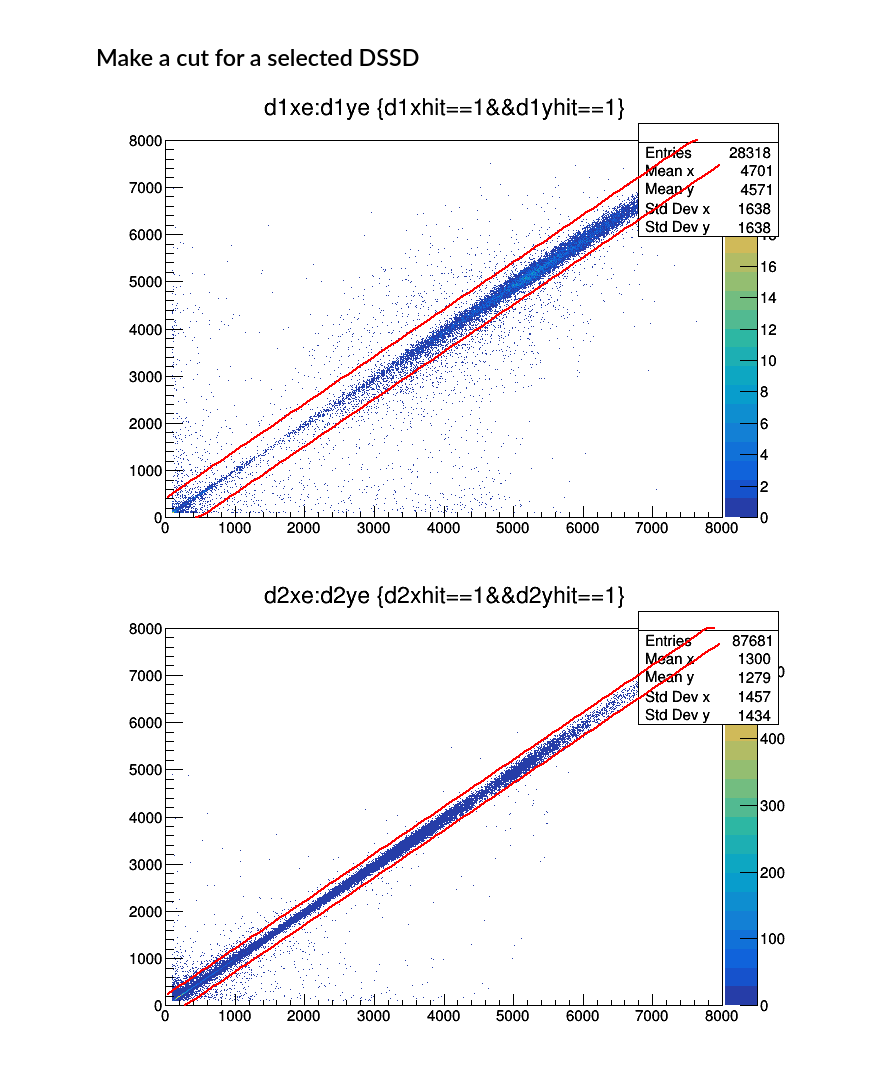
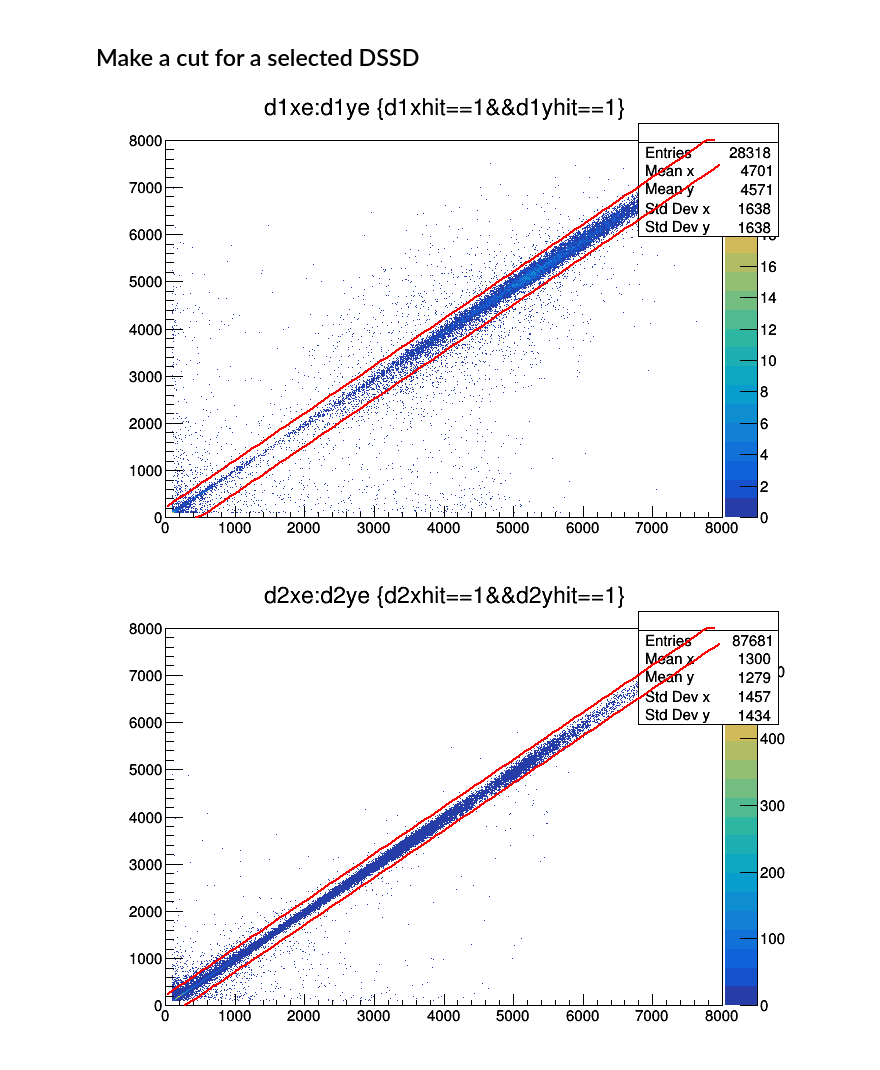
Before and after one commit to pkuNucExp/Data-Analysis-Course, a Jupyter notebook: chapt2/DSSD/front-back/fb-fitting.ipynb, the cells around one changed output. Saved outputs shown, nothing was run; the diff lists cells and outputs as text; code cells hidden in the pictures.

```diff
--- a/chapt2/DSSD/front-back/fb-fitting.ipynb
+++ b/chapt2/DSSD/front-back/fb-fitting.ipynb
@@ -16,13 +16,13 @@ for(int i=0;i<3;i++) {
 ## Make a cut for a selected DSSD
 # %%
 tree->Draw("d1xe:d1ye>>(1000,0,8000,1000,0,8000)","d1xhit==1&&d1yhit==1","colz");
-fup[0]->SetParameters(400,1);
+fup[0]->SetParameters(200,1);
 flow[0]->SetParameters(-500,1);
 fup[0]->Draw("same");
 flow[0]->Draw("same");
 c1->Draw();
 # %% [output]
-[figure, old version]
+[figure, new version]
 # %%
 tree->Draw("d2xe:d2ye>>(1000,0,8000,1000,0,8000)","d2xhit==1&&d2yhit==1","colz");
 fup[1]->SetParameters(200,1);
```
Also changed, not shown: parts of 8 cells of this notebook.
